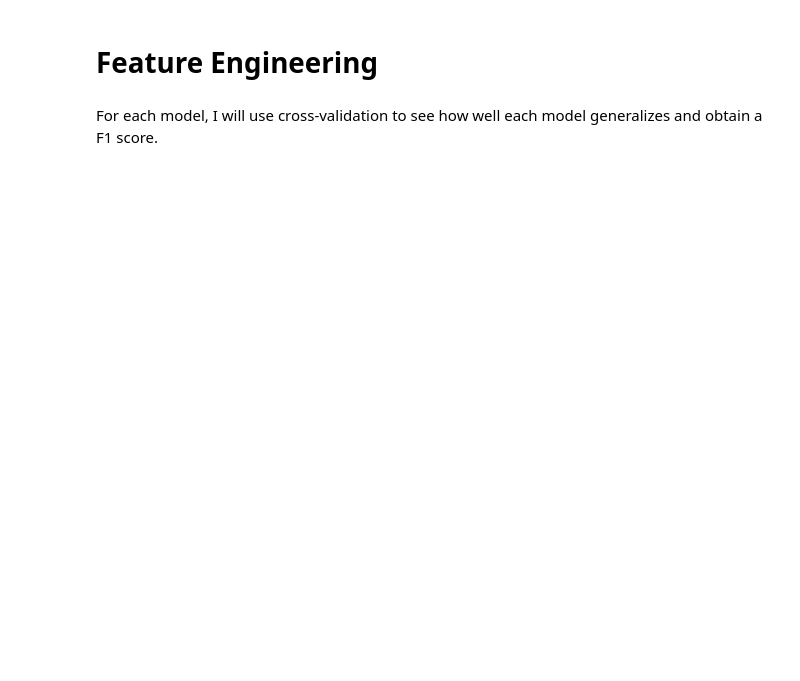
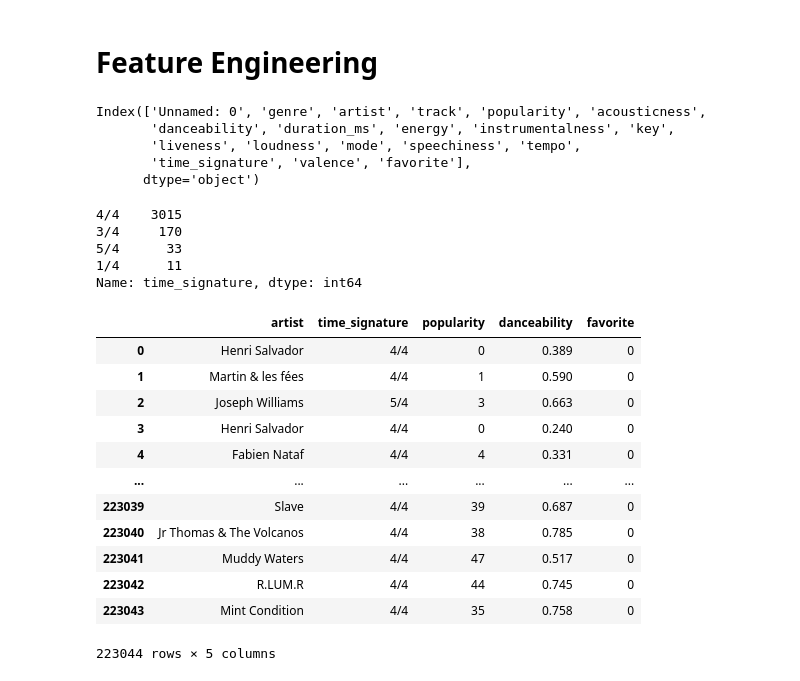
Before and after one commit to isacmlee/song-recommender, a Jupyter notebook: feature-engineering.ipynb, the cells around one changed output. Saved outputs shown, nothing was run; the diff lists cells and outputs as text; code cells hidden in the pictures; blank space fills up the shorter version.

Commit message:
updated models

```diff
--- a/feature-engineering.ipynb
+++ b/feature-engineering.ipynb
@@ -23,2 +20,38 @@ from sklearn.tree import DecisionTreeClassifier
+# %%
+# import data
+df = pd.read_csv("data/features.csv")
+df.columns
+# %% [output]
+Index(['Unnamed: 0', 'genre', 'artist', 'track', 'popularity', 'acousticness',
+       'danceability', 'duration_ms', 'energy', 'instrumentalness', 'key',
+       'liveness', 'loudness', 'mode', 'speechiness', 'tempo',
+       'time_signature', 'valence', 'favorite'],
+      dtype='object')
+# %%
+df[df.favorite == 1]['time_signature'].value_counts()
+# %% [output]
+4/4    3015
+3/4     170
+5/4      33
+1/4      11
+Name: time_signature, dtype: int64
+# %%
+# Just genre, popularity, danceability
+test = df[['artist','time_signature','popularity','danceability','favorite']]
+test
+# %% [output]
+|  | artist | time_signature | popularity | danceability | favorite |
+| 0 | Henri Salvador | 4/4 | 0 | 0.389 | 0 |
+| 1 | Martin & les fées | 4/4 | 1 | 0.590 | 0 |
+| 2 | Joseph Williams | 5/4 | 3 | 0.663 | 0 |
+| 3 | Henri Salvador | 4/4 | 0 | 0.240 | 0 |
+| 4 | Fabien Nataf | 4/4 | 4 | 0.331 | 0 |
+| ... | ... | ... | ... | ... | ... |
+| 223039 | Slave | 4/4 | 39 | 0.687 | 0 |
+| 223040 | Jr Thomas & The Volcanos | 4/4 | 38 | 0.785 | 0 |
+| 223041 | Muddy Waters | 4/4 | 47 | 0.517 | 0 |
+| 223042 | R.LUM.R | 4/4 | 44 | 0.745 | 0 |
+| 223043 | Mint Condition | 4/4 | 35 | 0.758 | 0 |
+223044 rows × 5 columns
 # %%
 # Train / Split Data
@@ -32,2 +62,0 @@ X_train, y_train = oversample.fit_resample(X_train, y_train)
-# %% [markdown]
-For each model, I will use cross-validation to see how well each model generalizes and obtain a F1 score.
```
Also changed, not shown: parts of 26 cells of this notebook, 6 other files.
